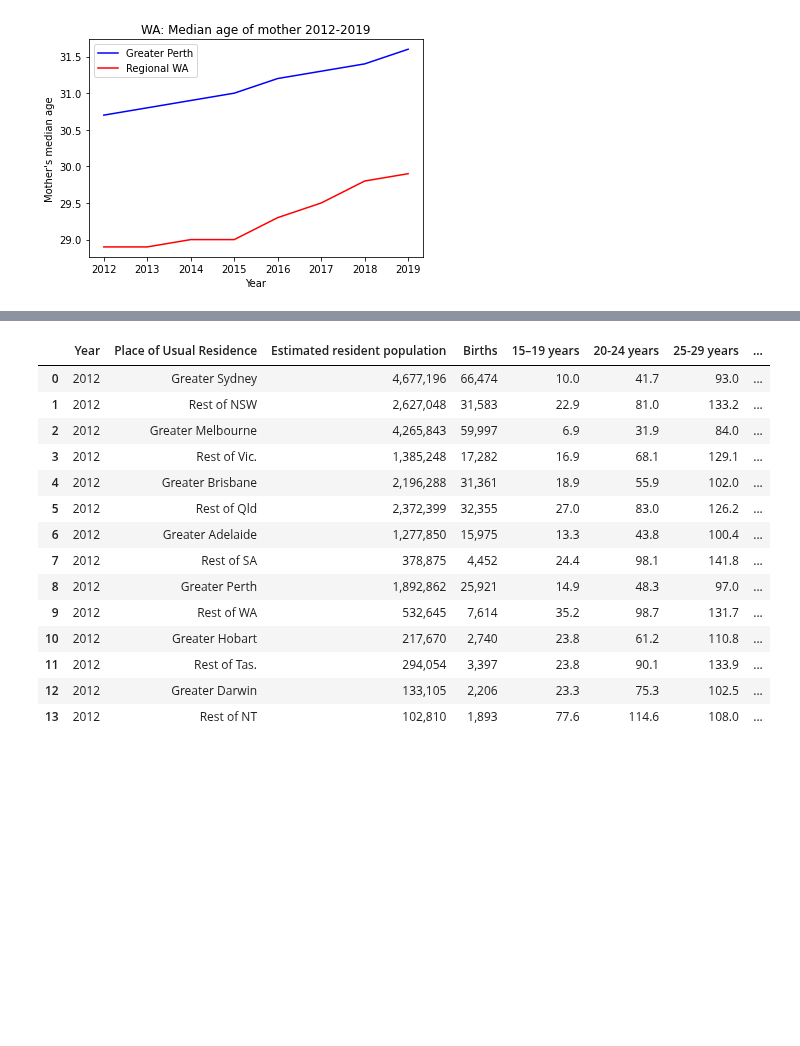
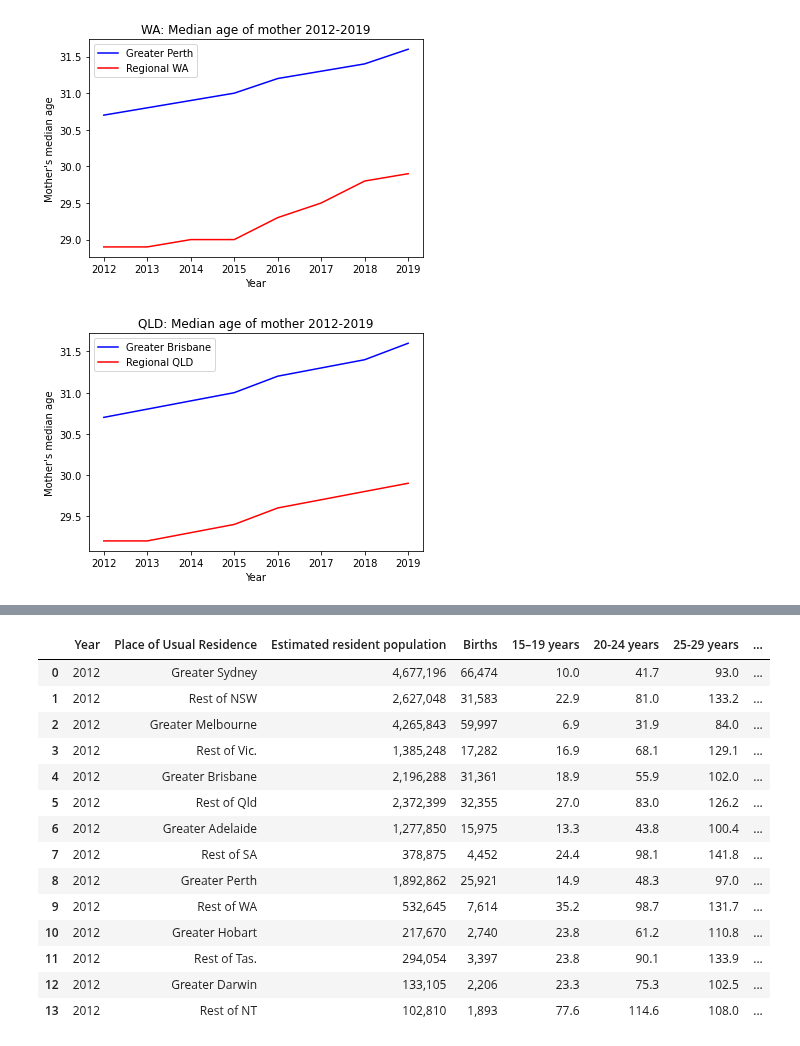
Before and after one commit to NathanJPotter/Team-Project-1, a Jupyter notebook: Project 1.ipynb, the cells around one changed output, grey strips where cells are left out. Drawn from its saved outputs; the diff is of its cells as text; code cells hidden in the pictures; blank space fills up the shorter version.

Commit message:
Intrastate comparison graphs

```diff
--- a/Project 1.ipynb
+++ b/Project 1.ipynb
@@ -504,3 +504,20 @@ plt.legend()
 plt.show()
 # %% [output]
 [figure]
+# %%
+# Greater Brisbane
+birth_data_bris_df = birth_data_df.loc[birth_data_df['Place of Usual Residence'] == "Greater Brisbane"]
+
+# Regional QLD
+birth_data_qld_df = birth_data_df.loc[birth_data_df['Place of Usual Residence'] == "Rest of Qld"]
+
+# Plot median age of mother
+plt.plot(birth_data_perth_df["Year"], birth_data_perth_df["Median age of mother"], color = 'b', label = "Greater Brisbane")
+plt.plot(birth_data_qld_df["Year"], birth_data_qld_df["Median age of mother"], color = 'r', label = "Regional QLD")
+plt.title("QLD: Median age of mother 2012-2019")
+plt.xlabel("Year")
+plt.ylabel("Mother's median age")
+plt.legend()
+plt.show()
+# %% [output]
+[figure, added]
```
Also changed, not shown: parts of 1 cell of this notebook.
